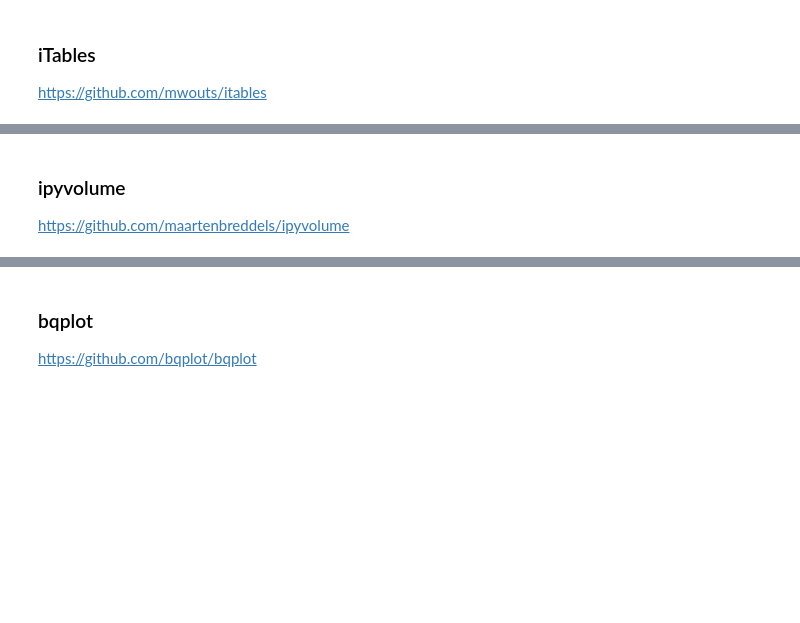
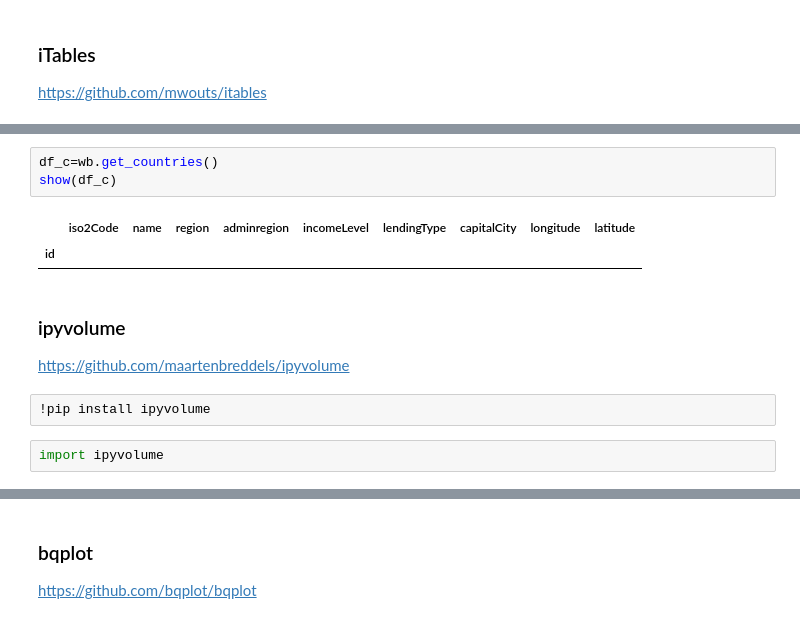
Before and after one commit to Ironhack-Data-Madrid-Abril-2021/Material_Clase, a Jupyter notebook: semana_4/2.2 - Visualizacion con Pandas.ipynb, the cells around one changed output, grey strips where cells are left out. Saved outputs shown, nothing was run; the diff lists cells and outputs as text; blank space fills up the shorter version.

```diff
--- a/semana_4/2.2 - Visualizacion con Pandas.ipynb
+++ b/semana_4/2.2 - Visualizacion con Pandas.ipynb
@@ -274,4 +293,14 @@ https://github.com/CermakM/jupyter-datatables
+# %%
+df_c=wb.get_countries()
+show(df_c)
+# %% [output]
+|  | iso2Code | name | region | adminregion | incomeLevel | lendingType | capitalCity | longitude | latitude |
+| id |  |  |  |  |  |  |  |  |  |
 # %% [markdown]
 ### ipyvolume
 
 https://github.com/maartenbreddels/ipyvolume
+# %% [raw]
+!pip install ipyvolume
+# %%
+import ipyvolume
```
Also changed, not shown: parts of 44 cells of this notebook.
